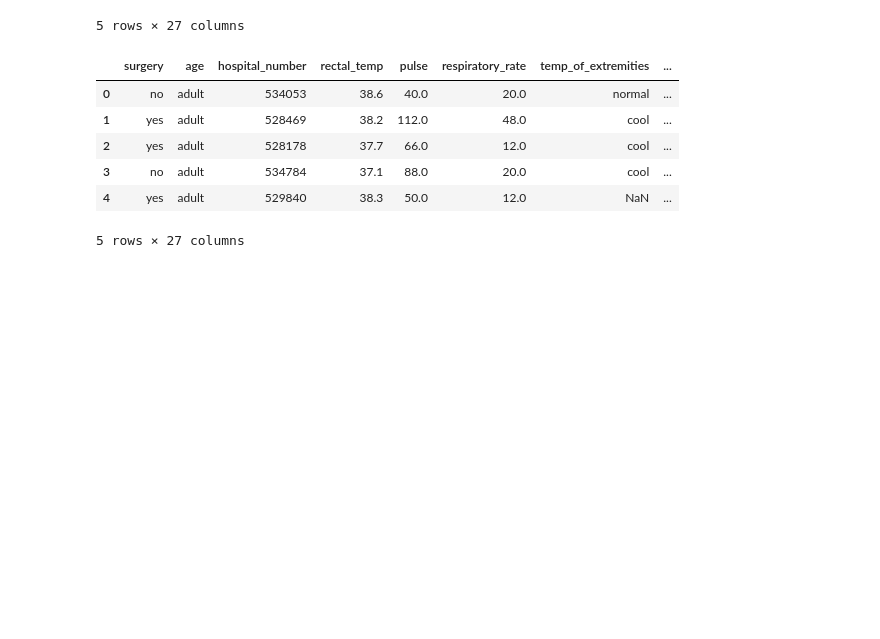
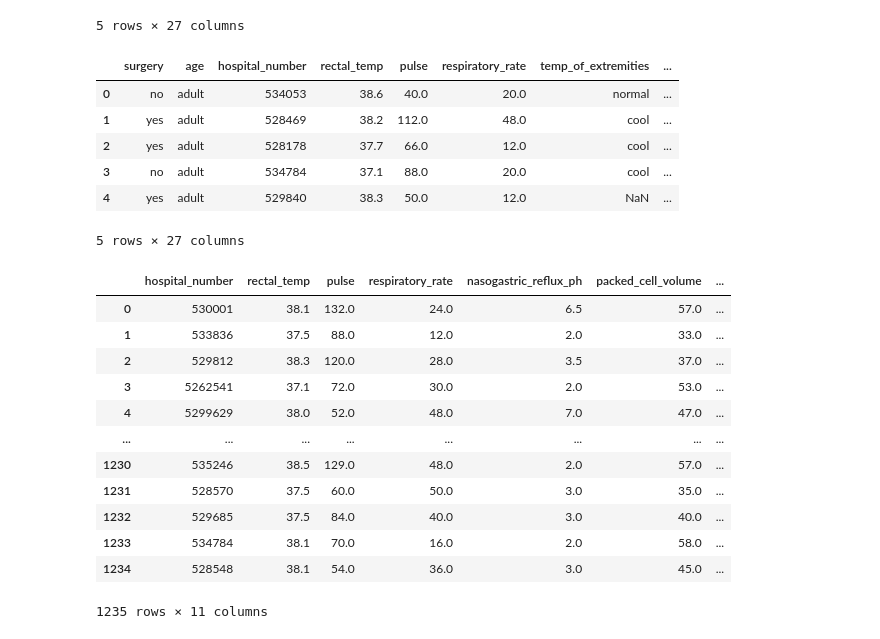
Before and after one commit to MehranZdi/horse_survival, a Jupyter notebook: horse_survival.ipynb, the cells around one changed output. Saved outputs shown, nothing was run; the diff lists cells and outputs as text; code cells hidden in the pictures; blank space fills up the shorter version.

Commit message:
seperate the categorical and numerical data.

```diff
--- a/horse_survival.ipynb
+++ b/horse_survival.ipynb
@@ -108,3 +108,21 @@ test.head()
 | 3 | no | adult | 534784 | 37.1 | 88.0 | 20.0 | cool | ... |
 | 4 | yes | adult | 529840 | 38.3 | 50.0 | 12.0 | NaN | ... |
 5 rows × 27 columns
+# %%
+numeric_feat = train.select_dtypes(include=['float64', 'int64'])
+categ_feat = train.select_dtypes(exclude=['float64', 'int64'])
+numeric_feat
+# %% [output]
+|  | hospital_number | rectal_temp | pulse | respiratory_rate | nasogastric_reflux_ph | packed_cell_volume | ... |
+| 0 | 530001 | 38.1 | 132.0 | 24.0 | 6.5 | 57.0 | ... |
+| 1 | 533836 | 37.5 | 88.0 | 12.0 | 2.0 | 33.0 | ... |
+| 2 | 529812 | 38.3 | 120.0 | 28.0 | 3.5 | 37.0 | ... |
+| 3 | 5262541 | 37.1 | 72.0 | 30.0 | 2.0 | 53.0 | ... |
+| 4 | 5299629 | 38.0 | 52.0 | 48.0 | 7.0 | 47.0 | ... |
+| ... | ... | ... | ... | ... | ... | ... | ... |
+| 1230 | 535246 | 38.5 | 129.0 | 48.0 | 2.0 | 57.0 | ... |
+| 1231 | 528570 | 37.5 | 60.0 | 50.0 | 3.0 | 35.0 | ... |
+| 1232 | 529685 | 37.5 | 84.0 | 40.0 | 3.0 | 40.0 | ... |
+| 1233 | 534784 | 38.1 | 70.0 | 16.0 | 2.0 | 58.0 | ... |
+| 1234 | 528548 | 38.1 | 54.0 | 36.0 | 3.0 | 45.0 | ... |
+1235 rows × 11 columns
```
Also changed, not shown: parts of 2 cells of this notebook.
